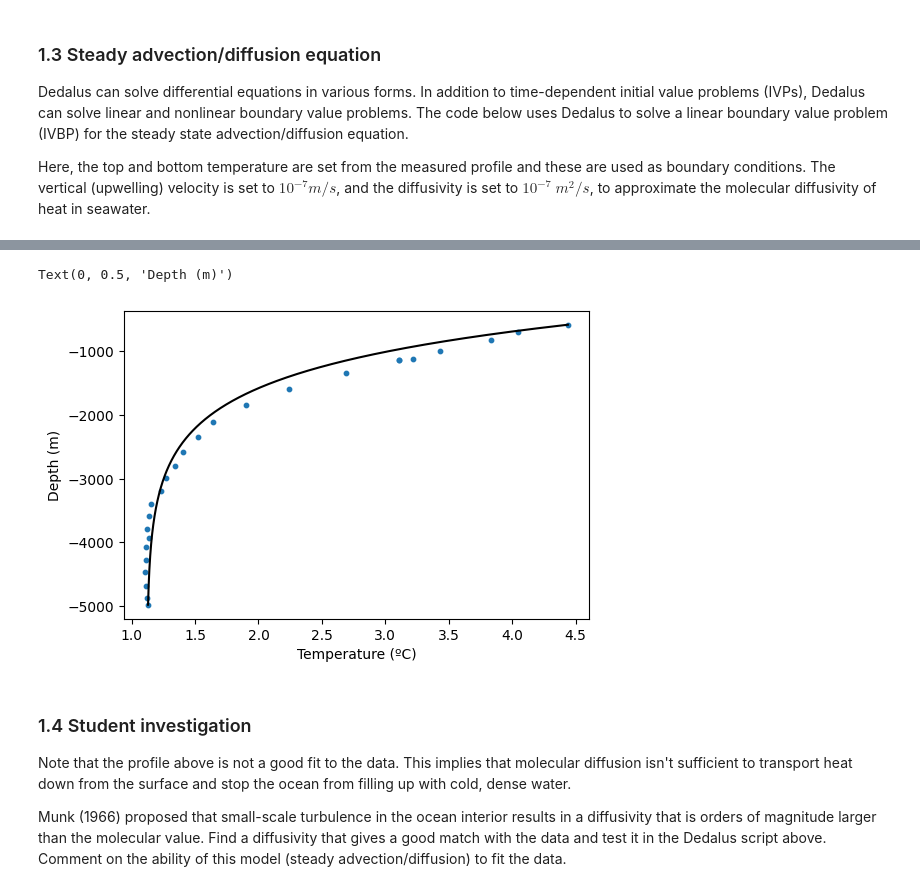
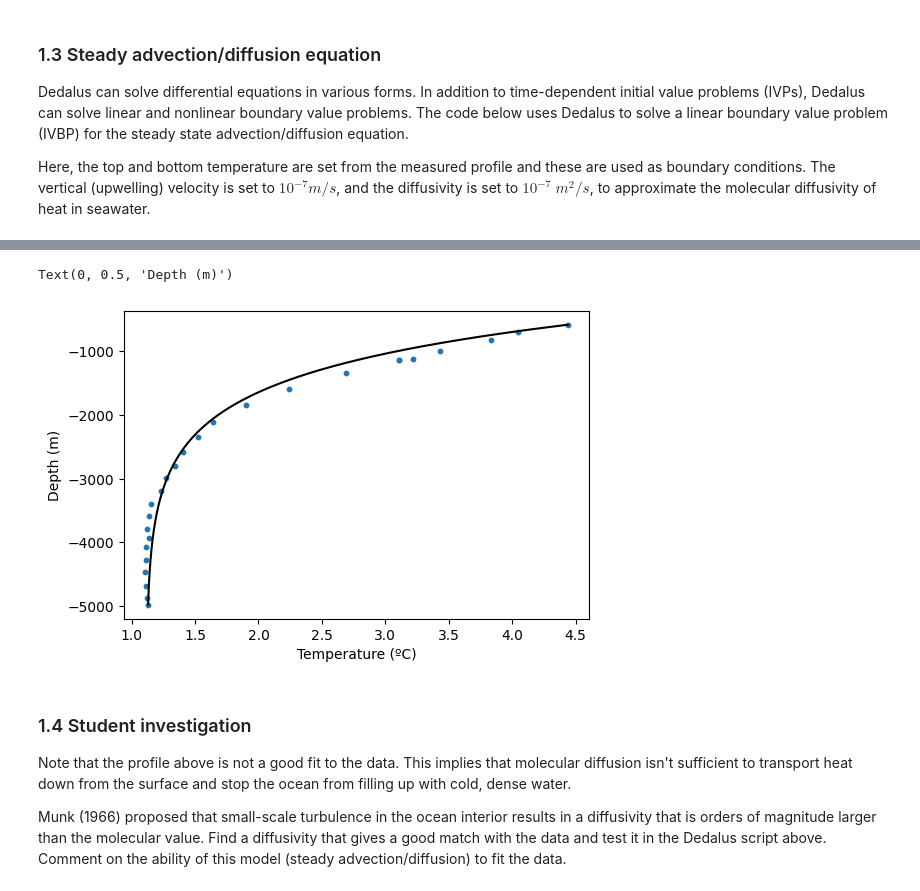
Before and after one commit to SquidsofDoom/QCES, a Jupyter notebook: Project2_transport.ipynb, the cells around one changed output, grey strips where cells are left out. Cells and saved outputs as stored; diff of their text form; code cells hidden in the pictures.

```diff
--- a/Project2_transport.ipynb
+++ b/Project2_transport.ipynb
@@ -133,7 +133,7 @@ Nz = 1000
 # Set the upwelling velocity
 w = 1e-7 # m/s
 # Set the diffusivity
-kappa=0.75e-4 # m^2/s
+kappa=8e-5 # m^2/s
 
 # Bases
 zcoord = d3.Coordinate('z')
@@ -178,5 +178,5 @@ INFO:subsystems:Building subproblem matrices 1/1 (~100%) Elapsed: 0s, Remaining:
 Text(0, 0.5, 'Depth (m)')
-[figure, old version]
+[figure, new version]
 # %% [markdown]
 ### 1.4 Student investigation
 <a id='section1pt4'></a>
```
Also changed, not shown: parts of 5 cells of this notebook.
